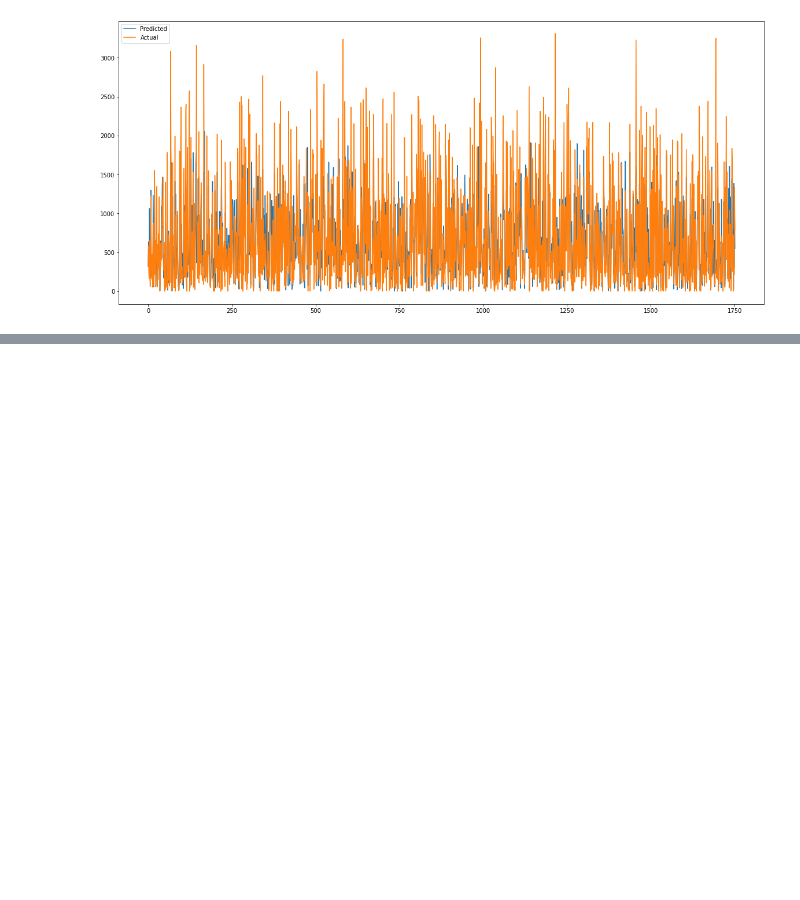
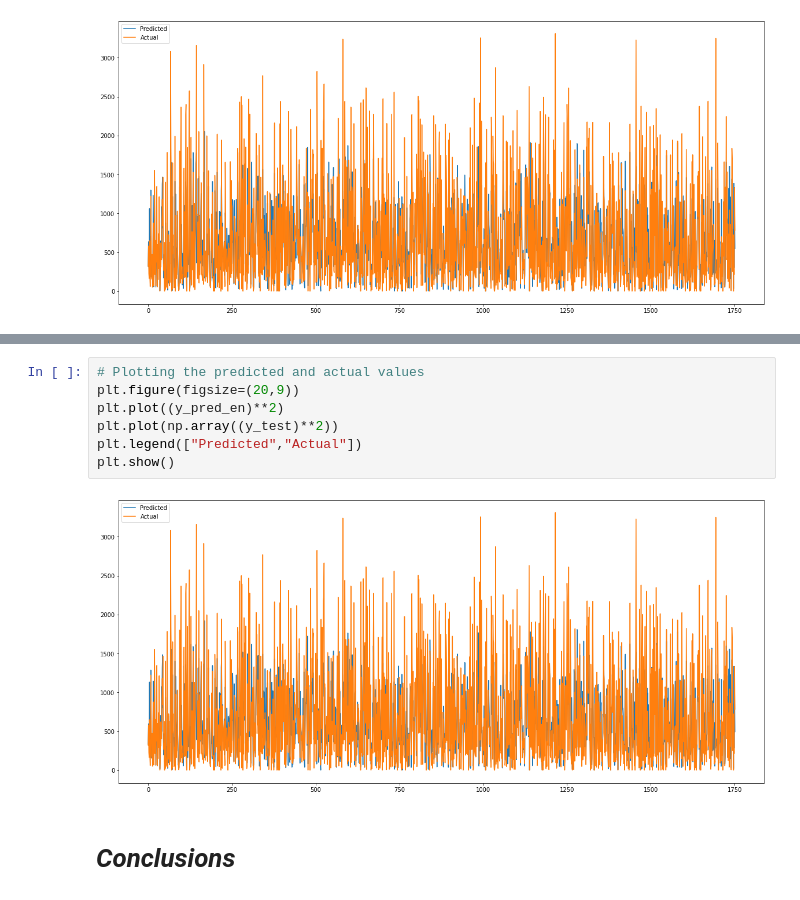
Before and after one commit to DharmeshRV/Bike-Sharing-Demand-Prediction, a Jupyter notebook: Bike_Sharing_Demand_Prediction_Capstone_Project.ipynb, the cells around one changed output, grey strips where cells are left out. Drawn from its saved outputs; the diff is of its cells as text; blank space fills up the shorter version.

Commit message:
Fifth Commit - Conclusions

```diff
--- a/Bike_Sharing_Demand_Prediction_Capstone_Project.ipynb
+++ b/Bike_Sharing_Demand_Prediction_Capstone_Project.ipynb
@@ -1407,0 +1618,11 @@ plt.show()
+# %%
+# Plotting the predicted and actual values
+plt.figure(figsize=(20,9))
+plt.plot((y_pred_en)**2)
+plt.plot(np.array((y_test)**2))
+plt.legend(["Predicted","Actual"])
+plt.show()
+# %% [output]
+[figure, added]
+# %% [markdown]
+# ***Conclusions***
```
Also changed, not shown: parts of 32 cells of this notebook.
